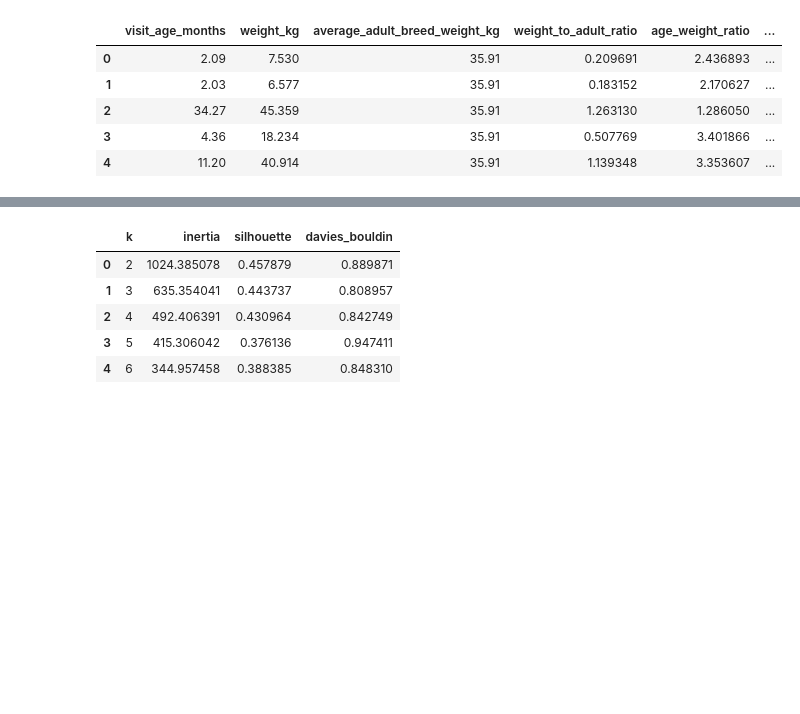
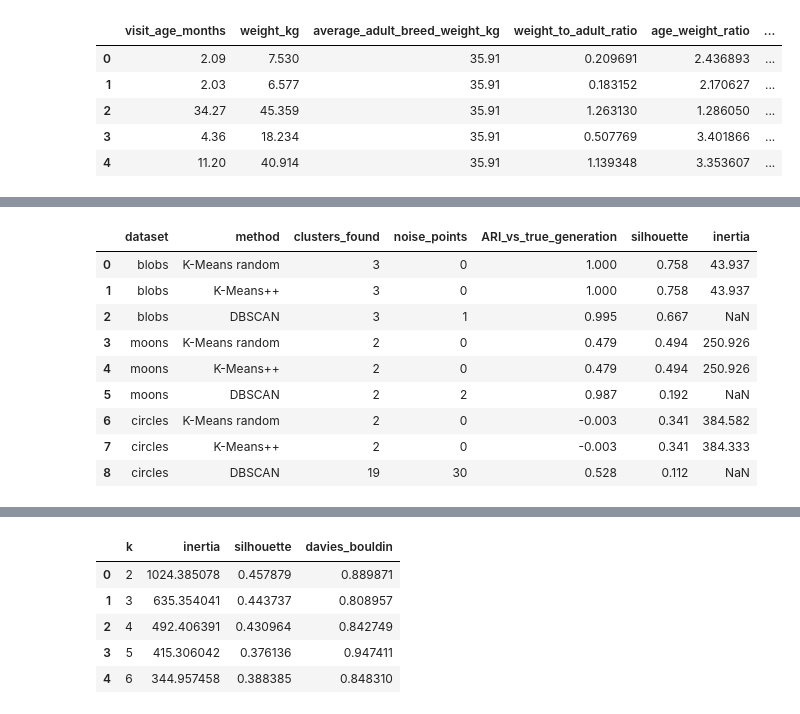
Before and after one commit to SATananov/cane-corso-growth-intelligence, a Jupyter notebook: notebooks/04_unsupervised_learning_clustering.ipynb, the cells around one changed output, grey strips where cells are left out. Drawn from its saved outputs; the diff is of its cells as text; code cells hidden in the pictures; blank space fills up the shorter version.

```diff
--- a/notebooks/04_unsupervised_learning_clustering.ipynb
+++ b/notebooks/04_unsupervised_learning_clustering.ipynb
@@ -269,0 +372,78 @@ clustering suggests growth-pattern groups for exploration only
+# %%
+def cluster_quality_summary(name, attributes, true_labels, n_clusters, dbscan_eps):
+    attributes_scaled = StandardScaler().fit_transform(attributes)
+
+    kmeans_random = KMeans(n_clusters=n_clusters, init="random", n_init=10, random_state=RANDOM_STATE)
+    kmeans_plus = KMeans(n_clusters=n_clusters, init="k-means++", n_init=10, random_state=RANDOM_STATE)
+    dbscan_model = DBSCAN(eps=dbscan_eps, min_samples=5)
+
+    random_labels = kmeans_random.fit_predict(attributes_scaled)
+    plus_labels = kmeans_plus.fit_predict(attributes_scaled)
+    dbscan_labels = dbscan_model.fit_predict(attributes_scaled)
+
+    rows = []
+    for method_name, labels, inertia in [
+        ("K-Means random", random_labels, kmeans_random.inertia_),
+        ("K-Means++", plus_labels, kmeans_plus.inertia_),
+        ("DBSCAN", dbscan_labels, np.nan),
+    ]:
+        valid_cluster_count = len(set(labels)) - (1 if -1 in labels else 0)
+        if valid_cluster_count >= 2:
+            sil = silhouette_score(attributes_scaled, labels)
+        else:
+            sil = np.nan
+
+        rows.append(
+            {
+                "dataset": name,
+                "method": method_name,
+                "clusters_found": valid_cluster_count,
+                "noise_points": int(np.sum(labels == -1)),
+                "ARI_vs_true_generation": adjusted_rand_score(true_labels, labels),
+                "silhouette": sil,
+                "inertia": inertia,
+            }
+        )
+
+    return pd.DataFrame(rows), attributes_scaled, plus_labels, dbscan_labels
+
+synthetic_datasets = []
+blobs_X, blobs_y = make_blobs(
+    n_samples=300,
+    centers=3,
+    cluster_std=1.6,
+    random_state=RANDOM_STATE,
+)
+synthetic_datasets.append(("blobs", blobs_X, blobs_y, 3, 0.45))
+
+moons_X, moons_y = make_moons(n_samples=300, noise=0.08, random_state=RANDOM_STATE)
+synthetic_datasets.append(("moons", moons_X, moons_y, 2, 0.25))
+
+circles_X, circles_y = make_circles(
+    n_samples=300,
+    factor=0.45,
+    noise=0.05,
+    random_state=RANDOM_STATE,
+)
+synthetic_datasets.append(("circles", circles_X, circles_y, 2, 0.20))
+
+synthetic_results = []
+plot_payload = []
+for item in synthetic_datasets:
+    result_table, scaled_attributes, plus_labels, dbscan_labels = cluster_quality_summary(*item)
+    synthetic_results.append(result_table)
+    plot_payload.append((item[0], scaled_attributes, item[2], plus_labels, dbscan_labels))
+
+synthetic_comparison_df = pd.concat(synthetic_results, ignore_index=True)
+synthetic_comparison_df.round(3)
+# %% [output]
+|  | dataset | method | clusters_found | noise_points | ARI_vs_true_generation | silhouette | inertia |
+| 0 | blobs | K-Means random | 3 | 0 | 1.000 | 0.758 | 43.937 |
+| 1 | blobs | K-Means++ | 3 | 0 | 1.000 | 0.758 | 43.937 |
+| 2 | blobs | DBSCAN | 3 | 1 | 0.995 | 0.667 | NaN |
+| 3 | moons | K-Means random | 2 | 0 | 0.479 | 0.494 | 250.926 |
+| 4 | moons | K-Means++ | 2 | 0 | 0.479 | 0.494 | 250.926 |
+| 5 | moons | DBSCAN | 2 | 2 | 0.987 | 0.192 | NaN |
+| 6 | circles | K-Means random | 2 | 0 | -0.003 | 0.341 | 384.582 |
+| 7 | circles | K-Means++ | 2 | 0 | -0.003 | 0.341 | 384.333 |
+| 8 | circles | DBSCAN | 19 | 30 | 0.528 | 0.112 | NaN |
```
Also changed, not shown: parts of 21 cells of this notebook, 10 other files.
